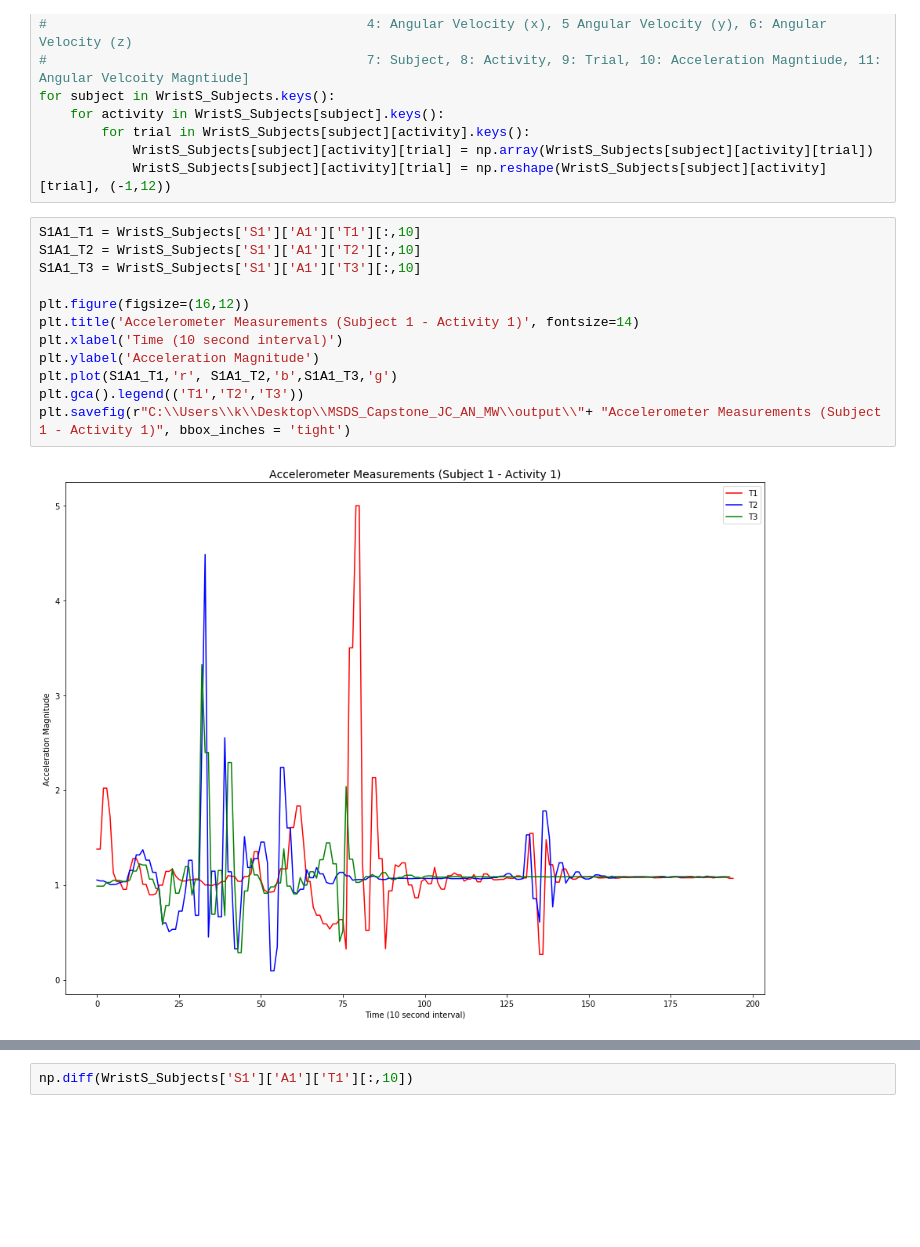
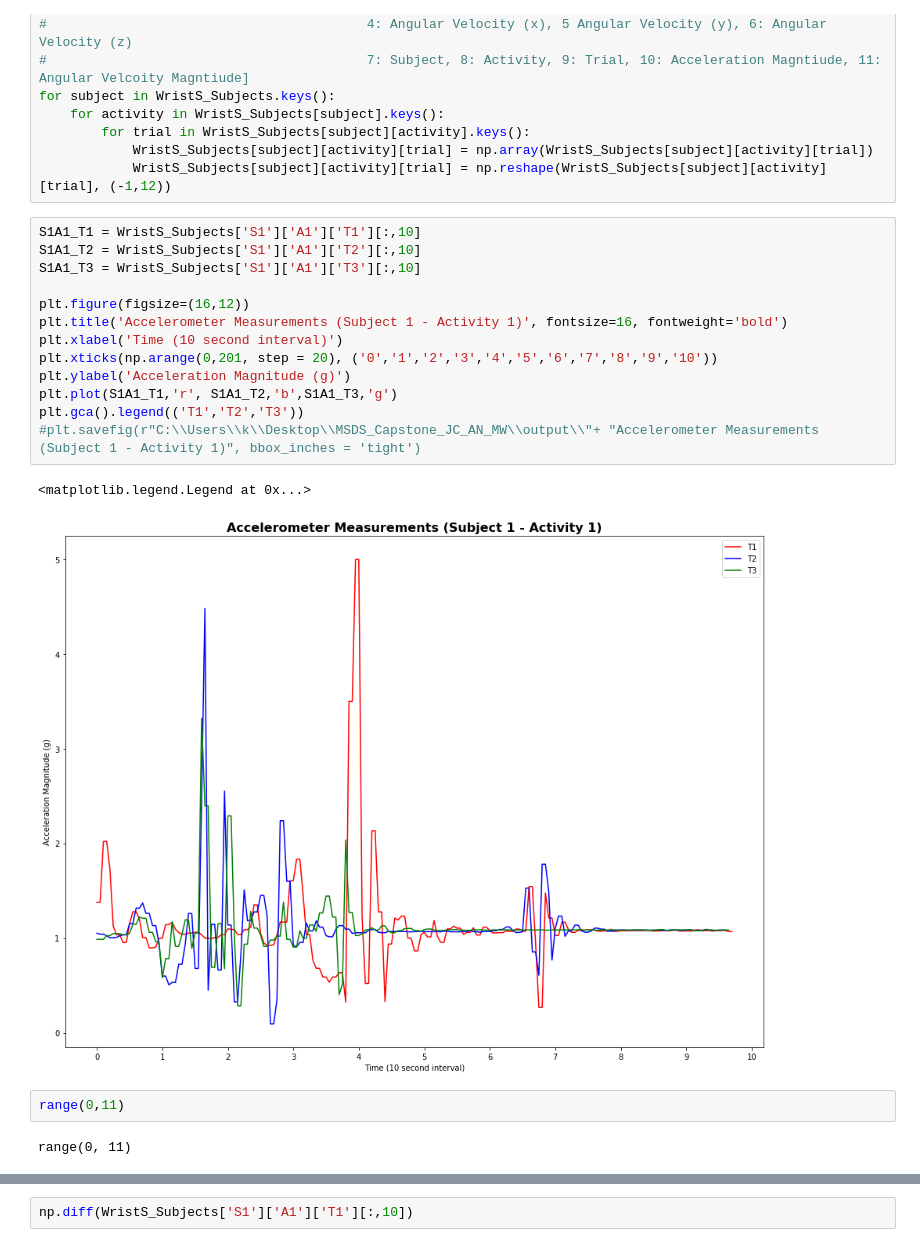
Before and after one commit to mjwolfe91/MSDS_Capstone_JC_AN_MW, a Jupyter notebook: AVC+WVC thresholds.ipynb, the cells around one changed output, grey strips where cells are left out. Drawn from its saved outputs; the diff is of its cells as text; blank space fills up the shorter version.

```diff
--- a/AVC+WVC thresholds.ipynb
+++ b/AVC+WVC thresholds.ipynb
@@ -155,17 +155,23 @@ for subject in WristS_Subjects.keys():
 # %%
 S1A1_T1 = WristS_Subjects['S1']['A1']['T1'][:,10]
 S1A1_T2 = WristS_Subjects['S1']['A1']['T2'][:,10]
 S1A1_T3 = WristS_Subjects['S1']['A1']['T3'][:,10]
 
 plt.figure(figsize=(16,12))
-plt.title('Accelerometer Measurements (Subject 1 - Activity 1)', fontsize=14)
+plt.title('Accelerometer Measurements (Subject 1 - Activity 1)', fontsize=16, fontweight='bold')
 plt.xlabel('Time (10 second interval)')
-plt.ylabel('Acceleration Magnitude')
+plt.xticks(np.arange(0,201, step = 20), ('0','1','2','3','4','5','6','7','8','9','10'))
+plt.ylabel('Acceleration Magnitude (g)')
 plt.plot(S1A1_T1,'r', S1A1_T2,'b',S1A1_T3,'g')
 plt.gca().legend(('T1','T2','T3'))
-plt.savefig(r"C:\\Users\\k\\Desktop\\MSDS_Capstone_JC_AN_MW\\output\\"+ "Accelerometer Measurements (Subject 1 - Activity 1)", bbox_inches = 'tight')
+#plt.savefig(r"C:\\Users\\k\\Desktop\\MSDS_Capstone_JC_AN_MW\\output\\"+ "Accelerometer Measurements (Subject 1 - Activity 1)", bbox_inches = 'tight')
 # %% [output]
+<matplotlib.legend.Legend at 0x...>
-[figure, old version]
+[figure, new version]
+# %%
+range(0,11)
+# %% [output]
+range(0, 11)
 # %%
 S1A1_T1 = WristS_Subjects['S1']['A1']['T1'][:,11]
 S1A1_T2 = WristS_Subjects['S1']['A1']['T2'][:,11]
```
Also changed, not shown: parts of 4 cells of this notebook, 1 other file.
